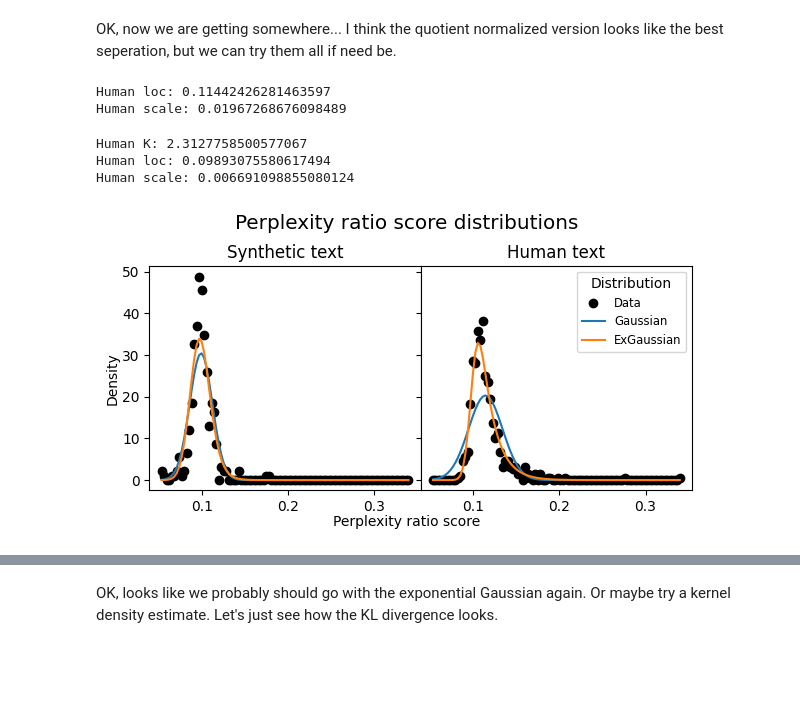
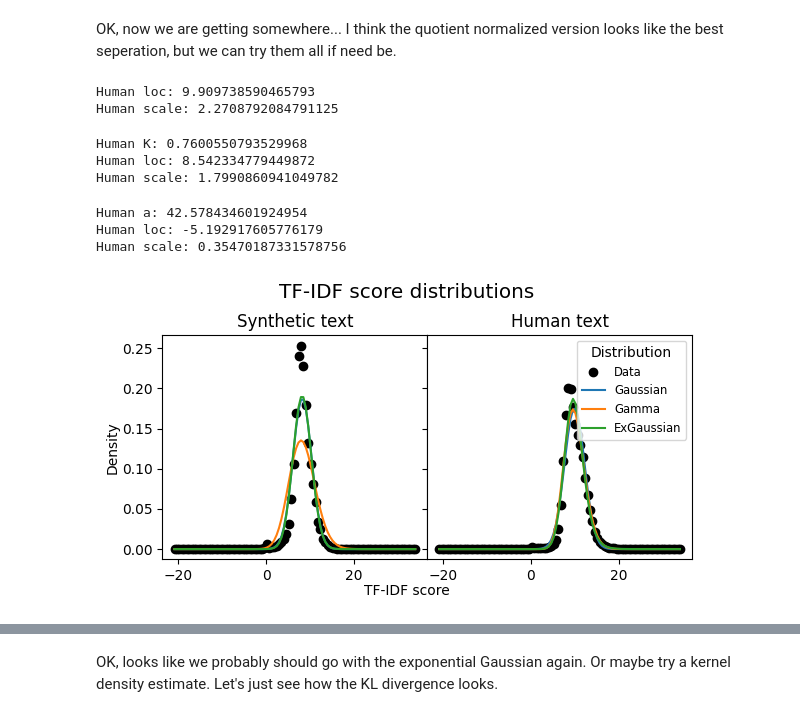
Before and after one commit to gperdrizet/llm_detector, a Jupyter notebook: classifier/notebooks/03-TF-IDF.ipynb, the cells around one changed output, grey strips where cells are left out. Drawn from its saved outputs; the diff is of its cells as text; code cells hidden in the pictures; blank space fills up the shorter version.

```diff
--- a/classifier/notebooks/03-TF-IDF.ipynb
+++ b/classifier/notebooks/03-TF-IDF.ipynb
@@ -444,8 +444,8 @@ tfidf_luts = {
 }
 # %%
 # Load the text fragments
-data_df = pd.read_json(config.COMBINED_SCORED_HANS_DATA_KL)
-data_df = data_df.head(1000)
+data_df = pd.read_json(config.COMBINED_SCORED_HANS_DATA_PR)
+#data_df = data_df.head(1000)
 data_df.info()
 print()
 data_df.head()
@@ -872,35 +872,52 @@ synthetic_density, synthetic_bins = np.histogram(quotient_normalized_synthetic_d
 # %%
 # Gaussian distribution
-bounds = [[-1.0,1.0],[-1.0,1.0]]
+bounds = [[-10.0,10.0],[-10.0,10.0]]
 
-human_norm = fit(norm, quotient_normalized_human_dmean_tfidf, bounds = bounds)
+human_norm = fit(norm, product_normalized_human_dmean_tfidf, bounds = bounds)
 human_norm_fit = norm(human_norm.params.loc, human_norm.params.scale).pdf(bin_centers)
 
-synthetic_norm = fit(norm, quotient_normalized_synthetic_dmean_tfidf, bounds = bounds)
+synthetic_norm = fit(norm, product_normalized_synthetic_dmean_tfidf, bounds = bounds)
 synthetic_norm_fit = norm(synthetic_norm.params.loc, synthetic_norm.params.scale).pdf(bin_centers)
 
 print(f'Human loc: {human_norm.params.loc}')
 print(f'Human scale: {human_norm.params.scale}')
 # %% [output]
-Human loc: 0.11442426281463597
-Human scale: 0.01967268676098489
+Human loc: 9.909738590465793
+Human scale: 2.2708792084791125
 # %%
 # Exponential Gaussian
-bounds = [[0,10],[-1.0,1.0],[-1.0,1.0]]
+bounds = [[-10.0,10.0],[-10.0,10.0],[-10.0,10.0]]
 
-human_exponnorm = fit(exponnorm, quotient_normalized_human_dmean_tfidf, bounds = bounds)
+human_exponnorm = fit(exponnorm, product_normalized_human_dmean_tfidf, bounds = bounds)
 human_exponnorm_fit = exponnorm(human_exponnorm.params.K, human_exponnorm.params.loc, human_exponnorm.params.scale).pdf(bin_centers)
 
-synthetic_exponnorm = fit(exponnorm, quotient_normalized_synthetic_dmean_tfidf, bounds = bounds)
+synthetic_exponnorm = fit(exponnorm, product_normalized_synthetic_dmean_tfidf, bounds = bounds)
 synthetic_exponnorm_fit = exponnorm(synthetic_exponnorm.params.K, synthetic_exponnorm.params.loc, synthetic_exponnorm.params.scale).pdf(bin_centers)
 
 print(f'Human K: {human_exponnorm.params.K}')
 print(f'Human loc: {human_exponnorm.params.loc}')
 print(f'Human scale: {human_exponnorm.params.scale}')
 # %% [output]
-Human K: 2.3127758500577067
-Human loc: 0.09893075580617494
-Human scale: 0.006691098855080124
+Human K: 0.7600550793529968
+Human loc: 8.542334779449872
+Human scale: 1.7990860941049782
+# %%
+# Gamma distribution
+bounds = [[-100.0,100.0],[-100.0,100.0],[-10.0,10.0]]
+
+human_gamma = fit(gamma, product_normalized_human_dmean_tfidf, bounds = bounds)
+human_gamma_fit = gamma(human_gamma.params.a, human_gamma.params.loc, human_gamma.params.scale).pdf(bin_centers)
+
+synthetic_gamma = fit(gamma, product_normalized_synthetic_dmean_tfidf, bounds = bounds)
+synthetic_gamma_fit = gamma(synthetic_gamma.params.a, synthetic_gamma.params.loc, synthetic_gamma.params.scale).pdf(bin_centers)
+
+print(f'Human a: {human_gamma.params.a}')
+print(f'Human loc: {human_gamma.params.loc}')
+print(f'Human scale: {human_gamma.params.scale}')
+# %% [output]
+Human a: 42.578434601924954
+Human loc: -5.192917605776179
+Human scale: 0.35470187331578756
 # %%
 fig, axs = plt.subplots(
     1,
@@ -910,37 +927,35 @@ fig, axs = plt.subplots(
     sharey = 'row',
     tight_layout = True,
     gridspec_kw = {'wspace':0, 'hspace':0}
 )
 
 axs[0].set_title('Synthetic text')
 axs[0].scatter(bin_centers, synthetic_density, color = 'black', label = 'Data')
 axs[0].plot(bin_centers, synthetic_norm_fit, label = 'Gaussian')
-# axs[0].plot(bin_centers, synthetic_gamma_fit, label = 'Gamma')
+axs[0].plot(bin_centers, synthetic_gamma_fit, label = 'Gamma')
 axs[0].plot(bin_centers, synthetic_exponnorm_fit, label = 'ExGaussian')
-# axs[0].plot(bin_centers, synthetic_laplace_fit, label = 'Laplace')
 
 axs[1].set_title('Human text')
 axs[1].scatter(bin_centers, human_density, color = 'black', label = 'Data')
 axs[1].plot(bin_centers, human_norm_fit, label = 'Gaussian')
-# axs[1].plot(bin_centers, human_gamma_fit, label = 'Gamma')
+axs[1].plot(bin_centers, human_gamma_fit, label = 'Gamma')
 axs[1].plot(bin_centers, human_exponnorm_fit, label = 'ExGaussian')
-# axs[1].plot(bin_centers, human_laplace_fit, label = 'Laplace')
 
 axs[1].legend(
     title = 'Distribution',
     loc = 'upper right',
     fontsize = 'small'
 )
 
 # Set figure title
-fig.text(0.5, 1, 'Perplexity ratio score distributions', ha = 'center', fontsize = 'x-large')
+fig.text(0.5, 1, 'TF-IDF score distributions', ha = 'center', fontsize = 'x-large')
 
 # Set single label for shared x
-fig.text(0.5, 0.01, 'Perplexity ratio score', ha = 'center')
+fig.text(0.5, 0.01, 'TF-IDF score', ha = 'center')
 
 # Set single label for shared y
 fig.text(0.01, 0.5, 'Density', va = 'center', ha = 'center', rotation = 90)
 
 plt.show()
 # %% [output]
-[figure, old version]
+[figure, new version]
```
Also changed, not shown: parts of 22 cells of this notebook.
